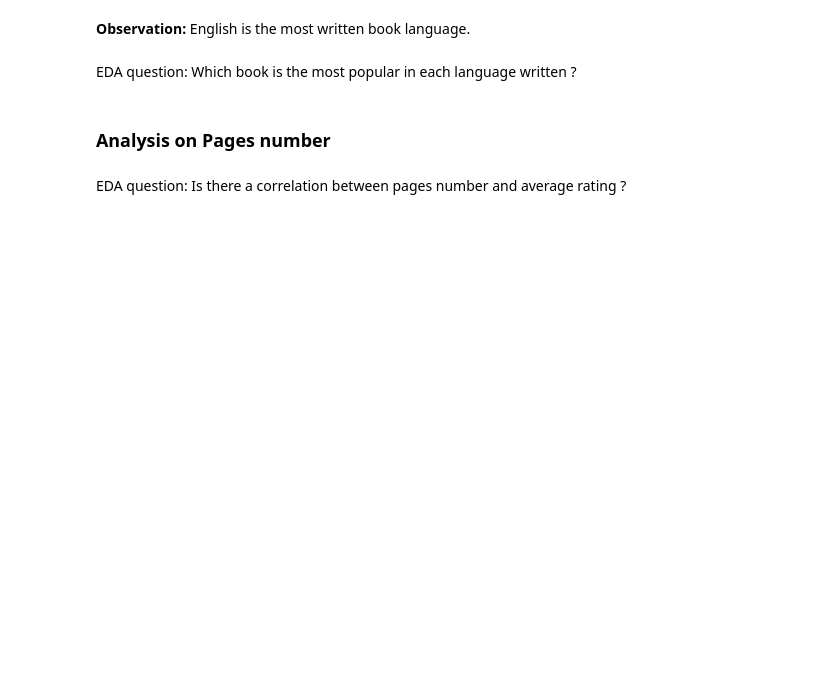
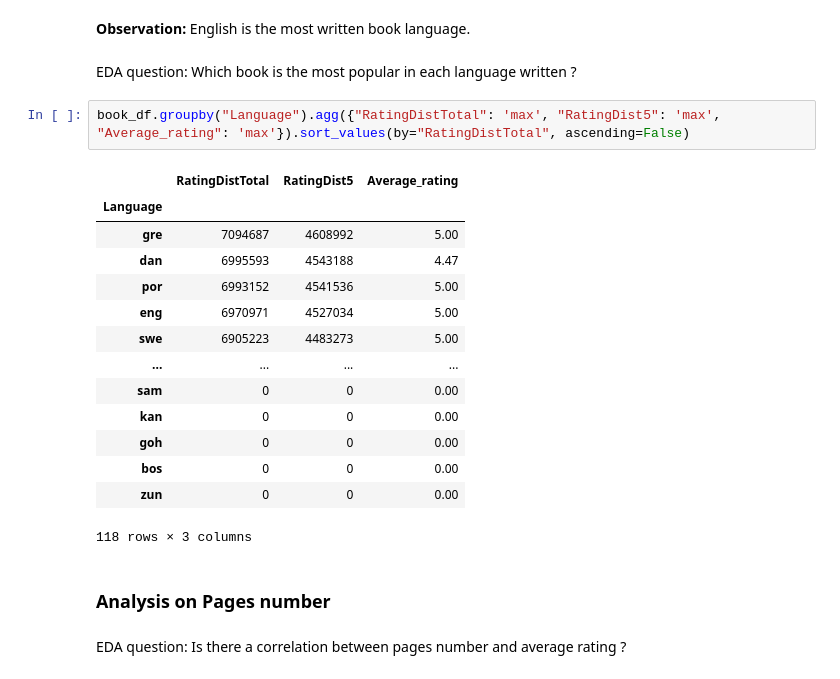
Before and after one commit to raydiwill/goodreads-portfolio, a Jupyter notebook: EDA.ipynb, the cells around one changed output. Drawn from its saved outputs; the diff is of its cells as text; blank space fills up the shorter version.

```diff
--- a/EDA.ipynb
+++ b/EDA.ipynb
@@ -669,6 +675,23 @@ ax.set_yticklabels(labels=["English", "French", "German", "Spanish", "Japanese"]
 **Observation:** English is the most written book language.
 # %% [markdown]
 EDA question: Which book is the most popular in each language written ?
+# %%
+book_df.groupby("Language").agg({"RatingDistTotal": 'max', "RatingDist5": 'max', "Average_rating": 'max'}).sort_values(by="RatingDistTotal", ascending=False)
+# %% [output]
+|  | RatingDistTotal | RatingDist5 | Average_rating |
+| Language |  |  |  |
+| gre | 7094687 | 4608992 | 5.00 |
+| dan | 6995593 | 4543188 | 4.47 |
+| por | 6993152 | 4541536 | 5.00 |
+| eng | 6970971 | 4527034 | 5.00 |
+| swe | 6905223 | 4483273 | 5.00 |
+| ... | ... | ... | ... |
+| sam | 0 | 0 | 0.00 |
+| kan | 0 | 0 | 0.00 |
+| goh | 0 | 0 | 0.00 |
+| bos | 0 | 0 | 0.00 |
+| zun | 0 | 0 | 0.00 |
+118 rows × 3 columns
 # %% [markdown]
 ### Analysis on Pages number
 # %% [markdown]
```
Also changed, not shown: parts of 7 cells of this notebook.
